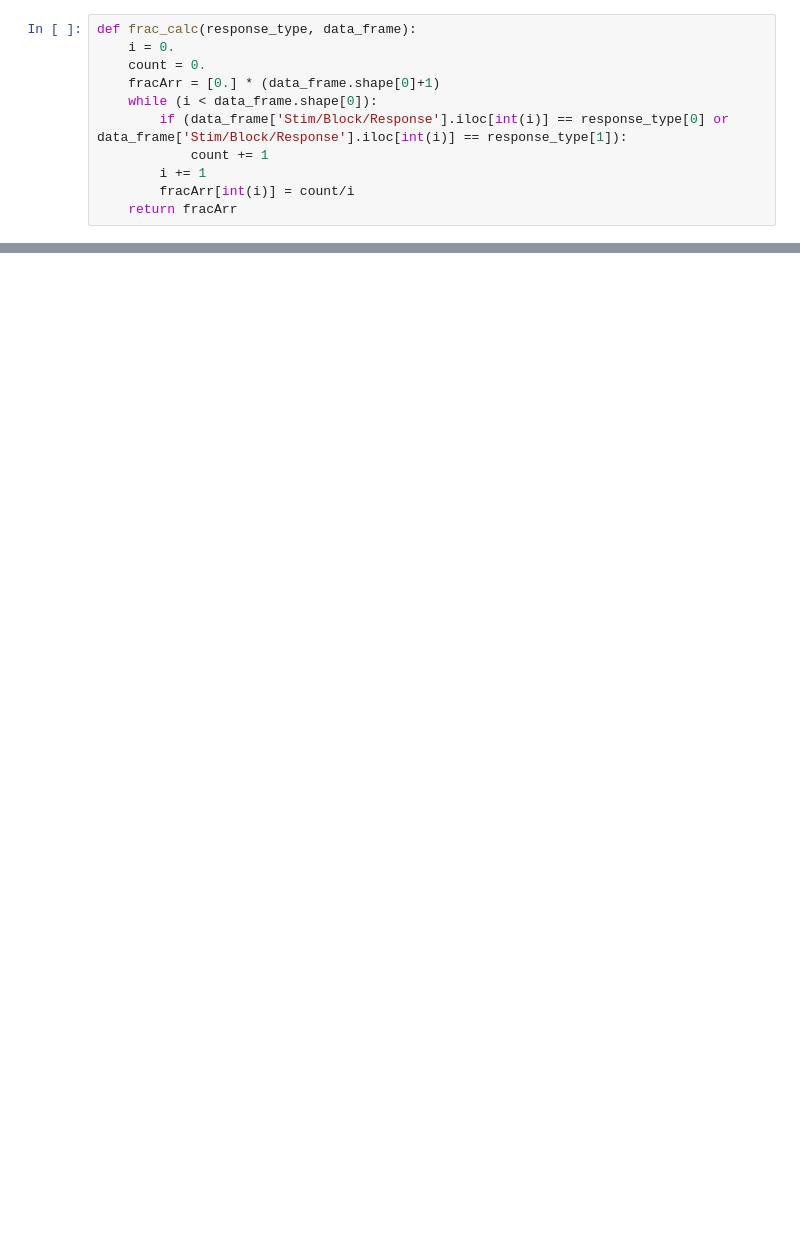
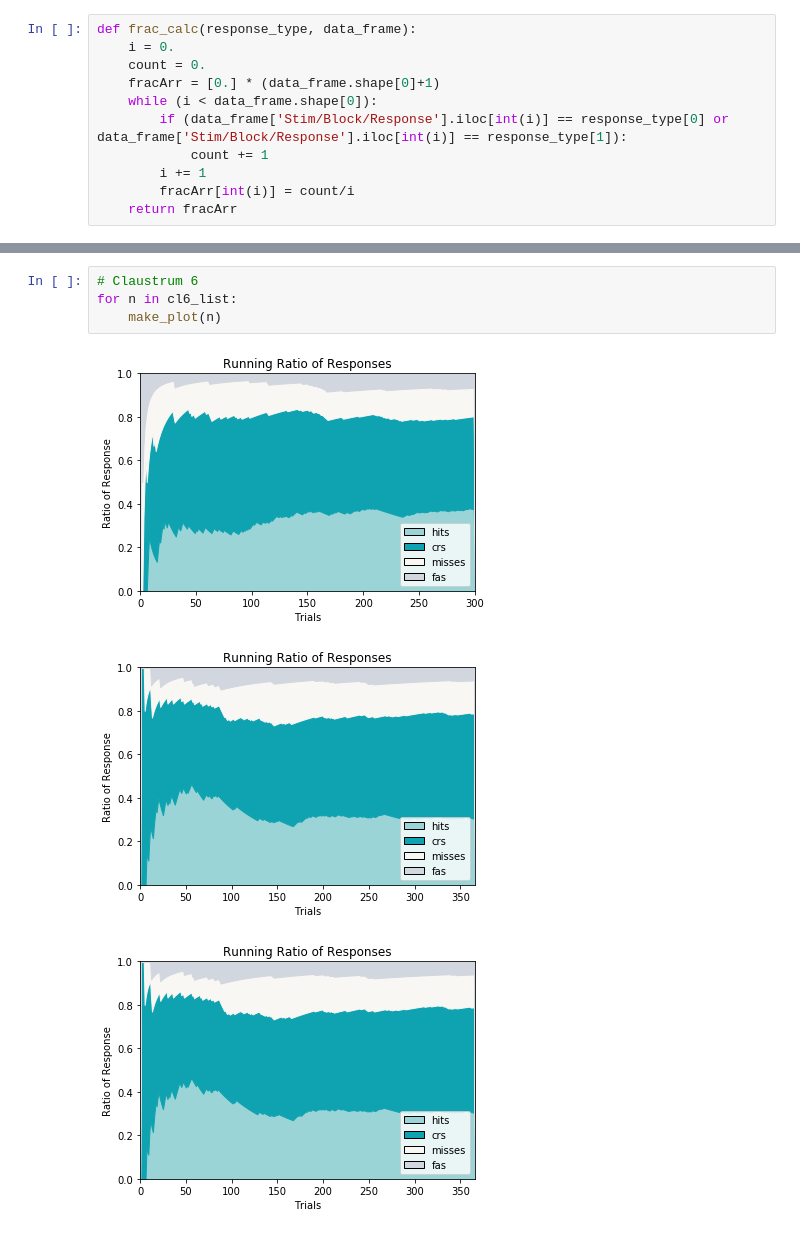
Before and after one commit to maimechevee/Undergrads, a Jupyter notebook: AC_FractionOfResponse.ipynb, the cells around one changed output, grey strips where cells are left out. Drawn from its saved outputs; the diff is of its cells as text; blank space fills up the shorter version.

```diff
--- a/AC_FractionOfResponse.ipynb
+++ b/AC_FractionOfResponse.ipynb
@@ -300,0 +257,8 @@ legend1 = plt.legend([r1, r2, r3, r4], ["hits", "crs", "misses", "fas"], loc='lo
+# %%
+# Claustrum 6
+for n in cl6_list:
+    make_plot(n)
+# %% [output]
+[figure, added]
+[figure, added]
+[figure, added]
```
Also changed, not shown: parts of 8 cells of this notebook, 1 other file.
